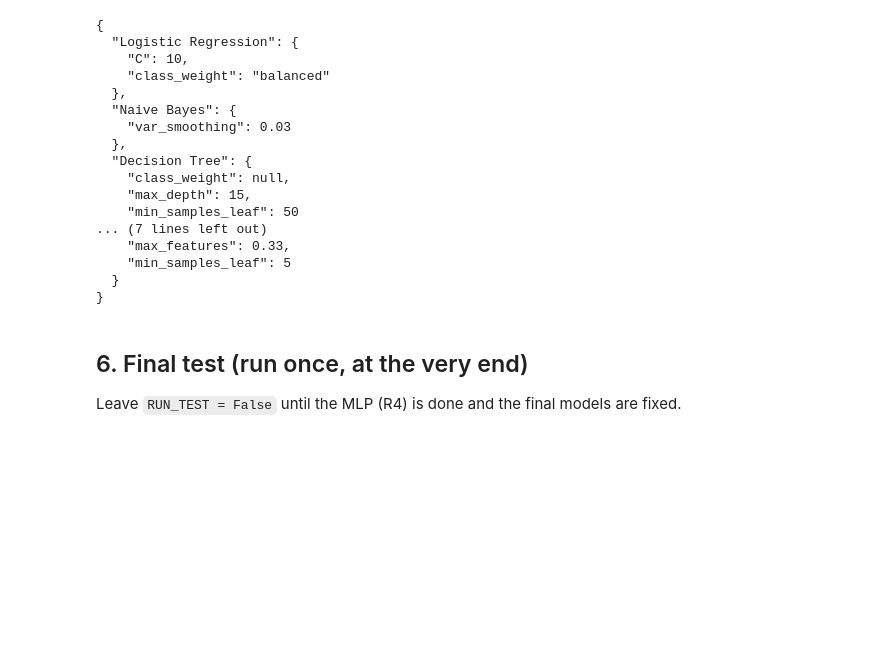
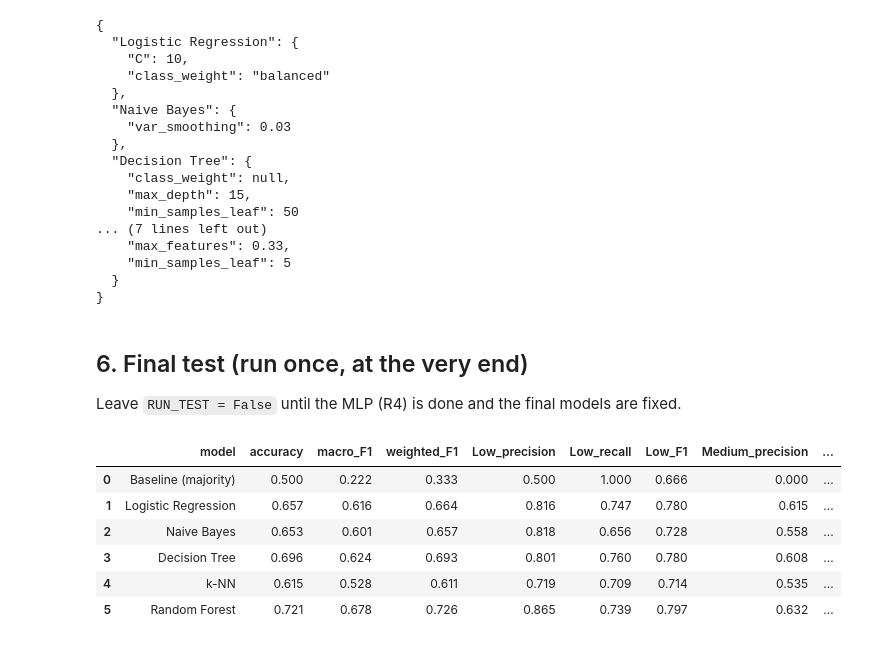
Before and after one commit to aryanpanickerhwu/DL-Group-5-HWUD, a Jupyter notebook: 04_r3_classification.ipynb, the cells around one changed output. Saved outputs shown, nothing was run; the diff lists cells and outputs as text; code cells hidden in the pictures; blank space fills up the shorter version.

```diff
--- a/04_r3_classification.ipynb
+++ b/04_r3_classification.ipynb
@@ -196,10 +196,18 @@ print(json.dumps(best_params, indent=2, default=str))
 ## 6. Final test (run once, at the very end)
 Leave `RUN_TEST = False` until the MLP (R4) is done and the final models are fixed.
 # %%
-RUN_TEST = False
+RUN_TEST = True
 if RUN_TEST:
     final = {"Baseline (majority)": DummyClassifier(strategy="most_frequent")}
     final.update({n: clone(gs.best_estimator_) for n, gs in searches.items()})
     test_table = rc.final_test(final, train, test, FEATS, TARGET, "classification")
     test_table.to_csv("results/r3_cls_TEST.csv", index=False)
     display(test_table)
+# %% [output]
+|  | model | accuracy | macro_F1 | weighted_F1 | Low_precision | Low_recall | Low_F1 | Medium_precision | ... |
+| 0 | Baseline (majority) | 0.500 | 0.222 | 0.333 | 0.500 | 1.000 | 0.666 | 0.000 | ... |
+| 1 | Logistic Regression | 0.657 | 0.616 | 0.664 | 0.816 | 0.747 | 0.780 | 0.615 | ... |
+| 2 | Naive Bayes | 0.653 | 0.601 | 0.657 | 0.818 | 0.656 | 0.728 | 0.558 | ... |
+| 3 | Decision Tree | 0.696 | 0.624 | 0.693 | 0.801 | 0.760 | 0.780 | 0.608 | ... |
+| 4 | k-NN | 0.615 | 0.528 | 0.611 | 0.719 | 0.709 | 0.714 | 0.535 | ... |
+| 5 | Random Forest | 0.721 | 0.678 | 0.726 | 0.865 | 0.739 | 0.797 | 0.632 | ... |
```
Also changed, not shown: parts of 1 cell of this notebook, 5 other files.
